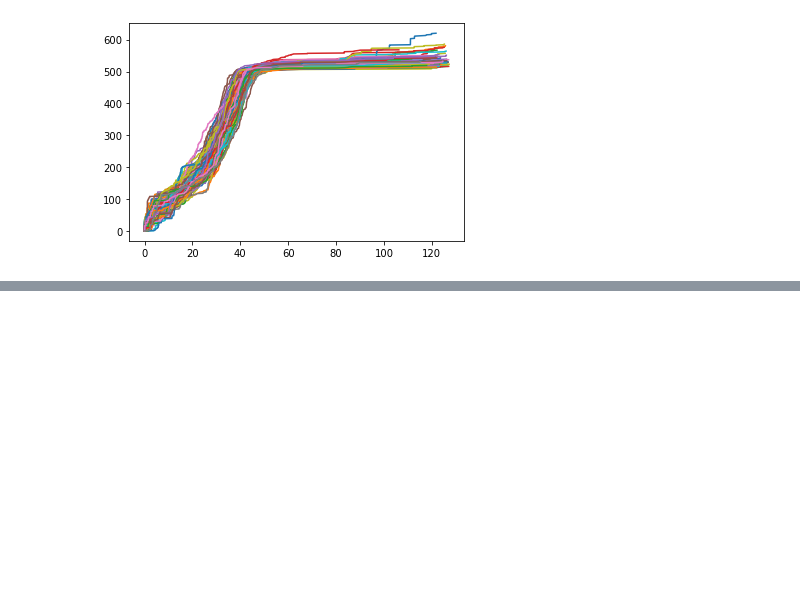
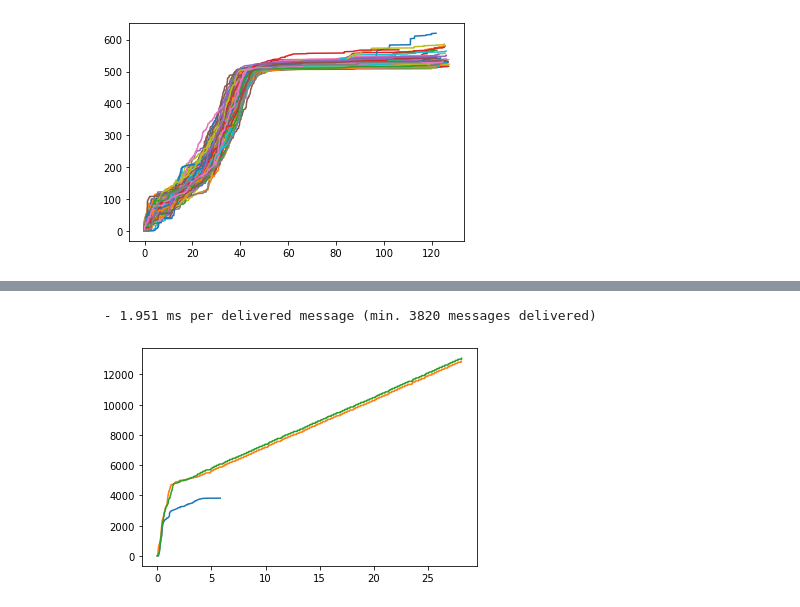
Before and after one commit to robinmamie/distributed-algorithms, a Jupyter notebook: timings.ipynb, the cells around one changed output, grey strips where cells are left out. Cells and saved outputs as stored; diff of their text form; code cells hidden in the pictures; blank space fills up the shorter version.

```diff
--- a/timings.ipynb
+++ b/timings.ipynb
@@ -45,0 +63,5 @@ graph(128)
+# %%
+graph(3)
+# %% [output]
+ - 1.951 ms per delivered message (min. 3820 messages delivered)
+[figure, added]
```
Also changed, not shown: parts of 3 cells of this notebook, 16 other files.
